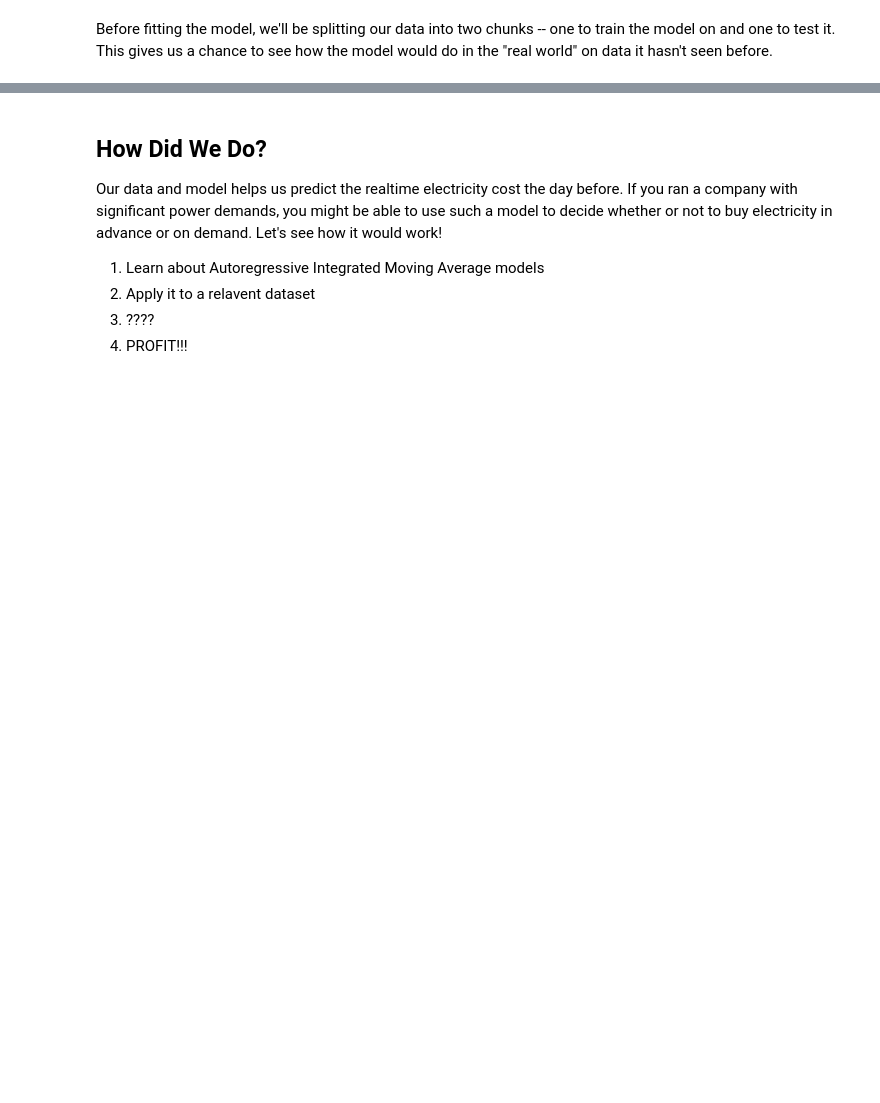
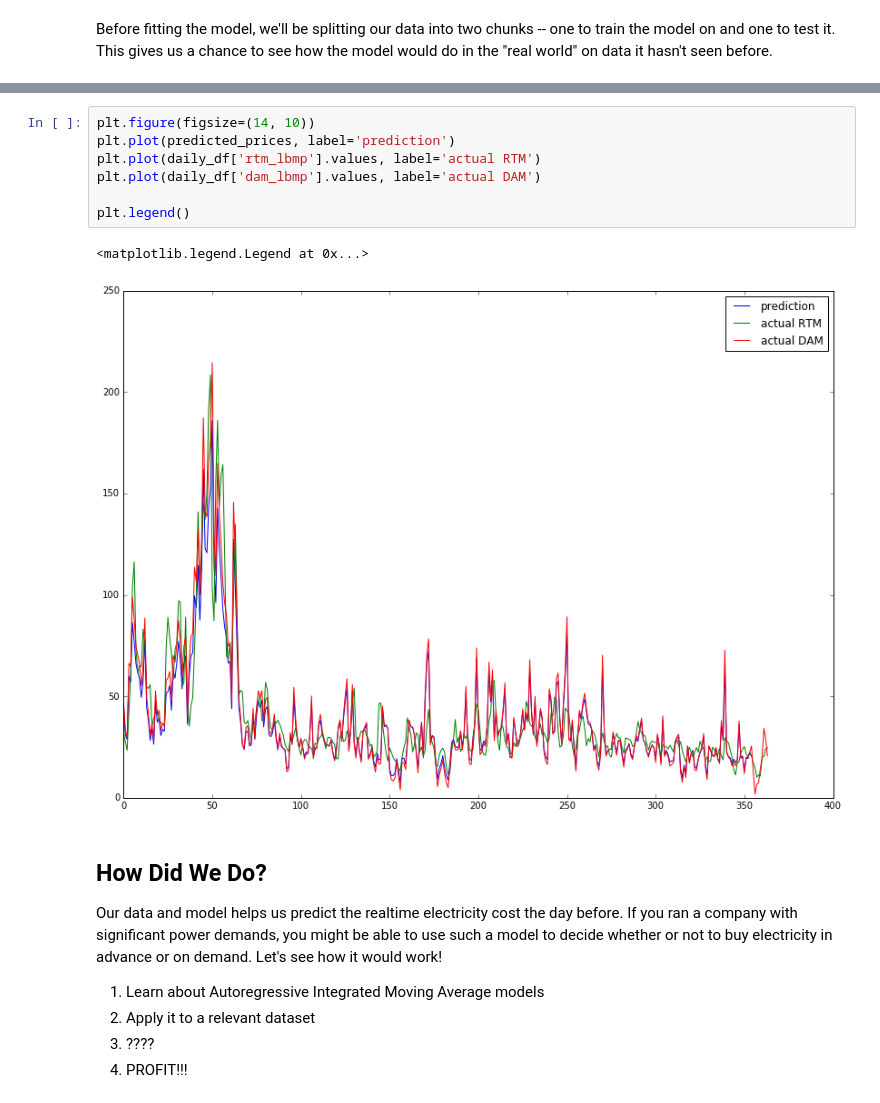
Before and after one commit to adicu/AccessibleML, a Jupyter notebook: 3. Timeseries Regression.ipynb, the cells around one changed output, grey strips where cells are left out. Cells and saved outputs as stored; diff of their text form; blank space fills up the shorter version.

```diff
--- a/3. Timeseries Regression.ipynb
+++ b/3. Timeseries Regression.ipynb
@@ -391,10 +385,20 @@ Roots 31.7910 +0.0000j 31.7910 0.0000 -2.3678 +0.0000j 2.3678 0.5000
+# %%
+plt.figure(figsize=(14, 10))
+plt.plot(predicted_prices, label='prediction')
+plt.plot(daily_df['rtm_lbmp'].values, label='actual RTM')
+plt.plot(daily_df['dam_lbmp'].values, label='actual DAM')
+
+plt.legend()
+# %% [output]
+<matplotlib.legend.Legend at 0x...>
+[figure, added]
 # %% [markdown]
 ## How Did We Do? ##
 
 Our data and model helps us predict the realtime electricity cost the day before. If you ran a company with significant power demands, you might be able to use such a model to decide whether or not to buy electricity in advance or on demand. Let's see how it would work!
 
 1. Learn about Autoregressive Integrated Moving Average models
-2. Apply it to a relavent dataset
+2. Apply it to a relevant dataset
 3. ????
 4. PROFIT!!!
 # %%
```
Also changed, not shown: parts of 18 cells of this notebook.
